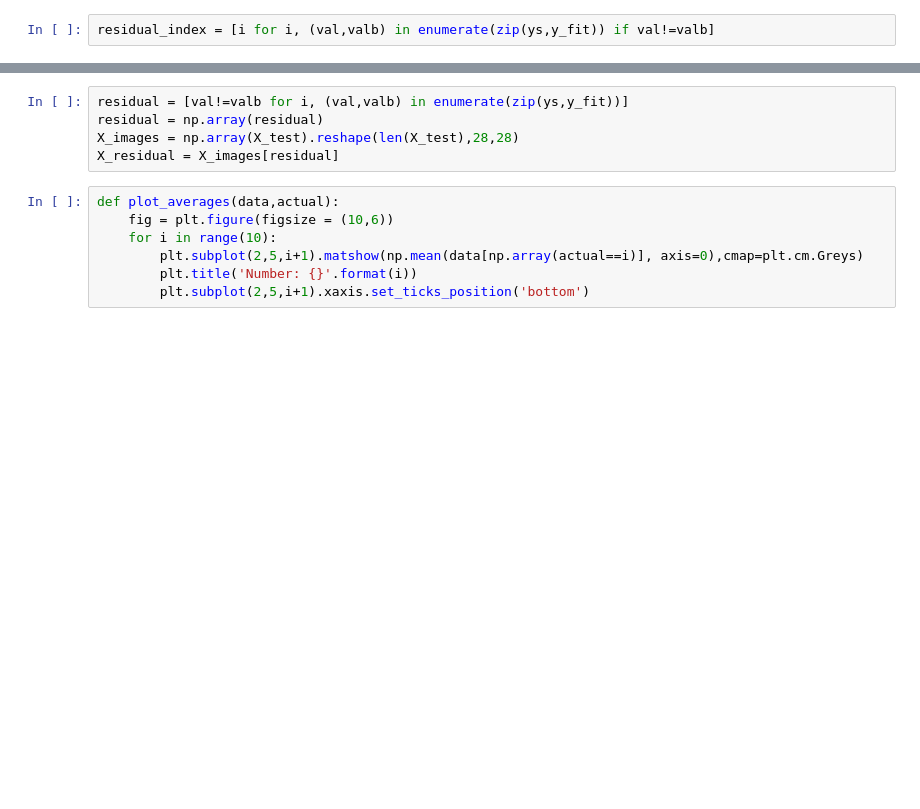
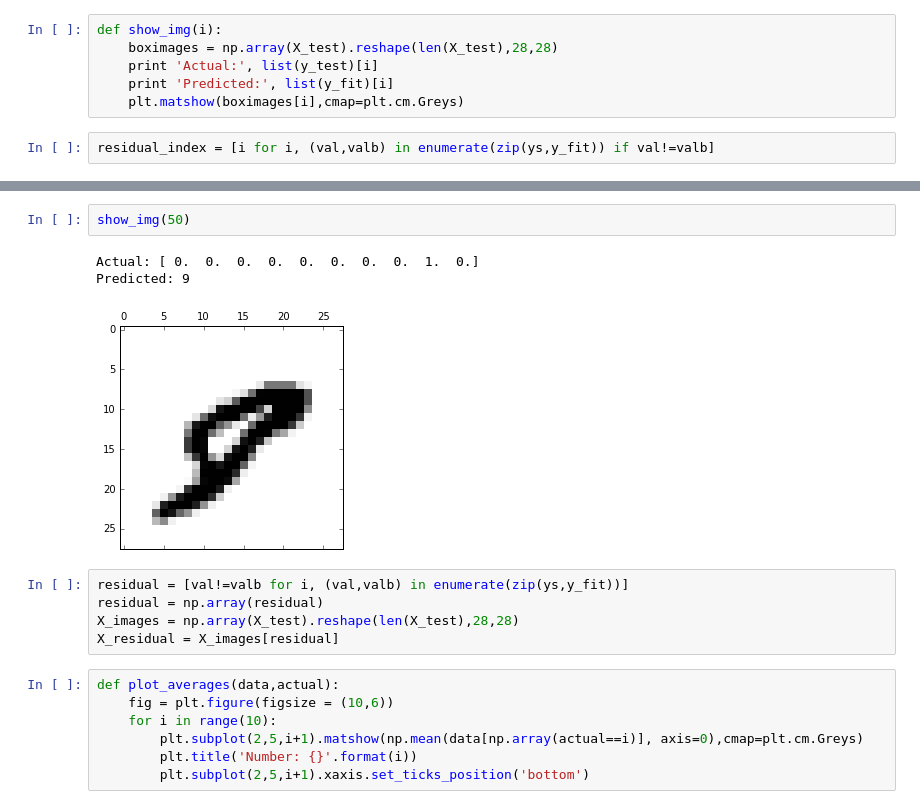
Before and after one commit to mdlai/digit_recognition, a Jupyter notebook: neural_net_logging.ipynb, the cells around one changed output, grey strips where cells are left out. Saved outputs shown, nothing was run; the diff lists cells and outputs as text; blank space fills up the shorter version.

```diff
--- a/neural_net_logging.ipynb
+++ b/neural_net_logging.ipynb
@@ -150,5 +177,11 @@ def undummy(arr):
     return num
 # %%
 ys = np.array(undummy(y_test))
+# %%
+def show_img(i):
+    boximages = np.array(X_test).reshape(len(X_test),28,28)
+    print 'Actual:', list(y_test)[i]
+    print 'Predicted:', list(y_fit)[i]
+    plt.matshow(boximages[i],cmap=plt.cm.Greys)
 # %%
 residual_index = [i for i, (val,valb) in enumerate(zip(ys,y_fit)) if val!=valb]
@@ -155,3 +208,9 @@ residual_index = [i for i, (val,valb) in enumerate(zip(ys,y_fit)) if val!=valb]
+# %%
+show_img(50)
+# %% [output]
+Actual: [ 0.  0.  0.  0.  0.  0.  0.  0.  1.  0.]
+Predicted: 9
+[figure, added]
 # %%
 residual = [val!=valb for i, (val,valb) in enumerate(zip(ys,y_fit))]
 residual = np.array(residual)
```
Also changed, not shown: parts of 11 cells of this notebook, 12 other files.
